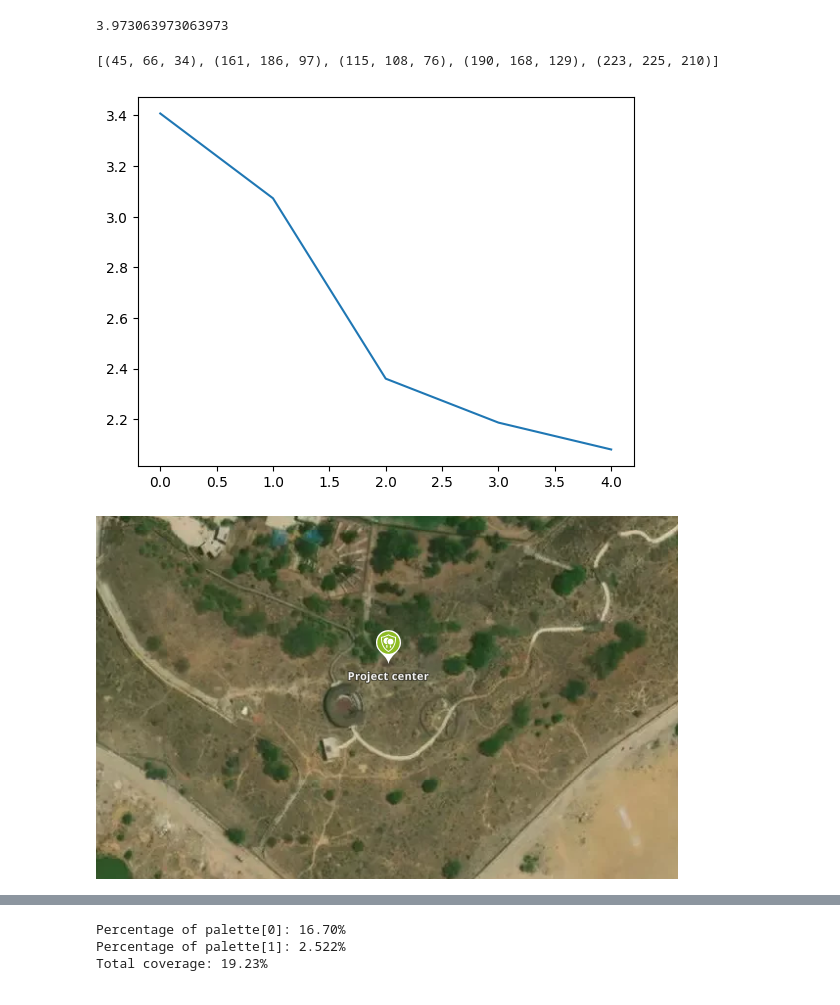
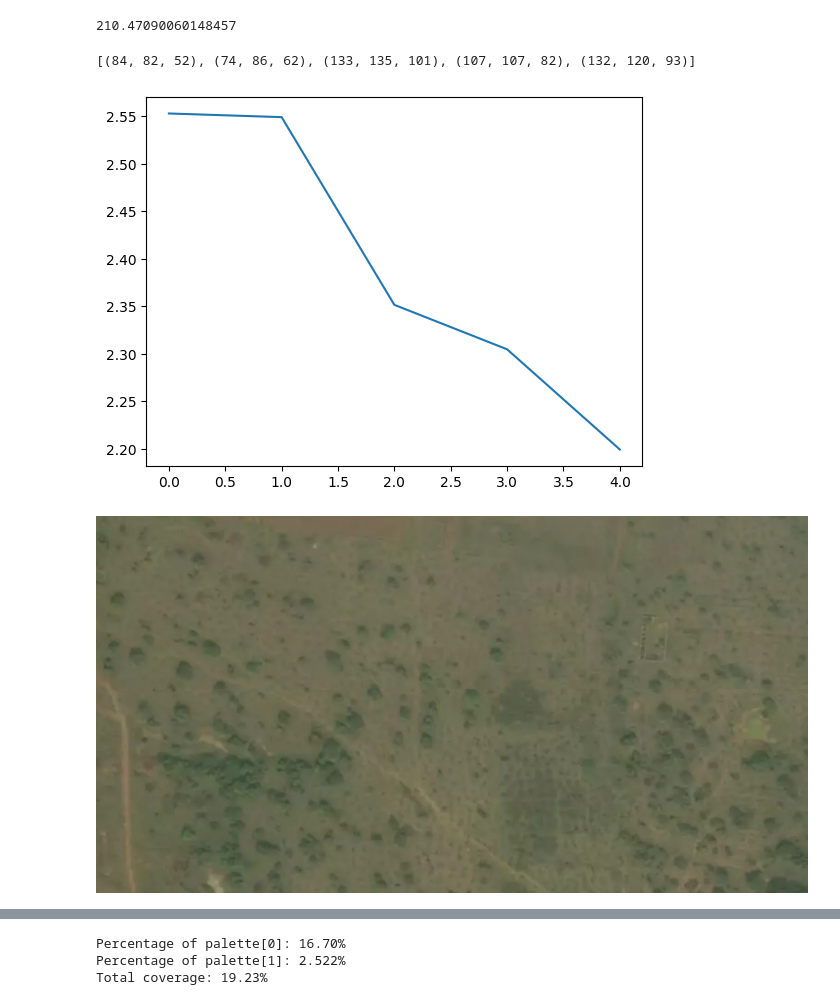
Before and after one commit to robaetem/goforest-tree-counting, a Jupyter notebook: dominant_colors.ipynb, the cells around one changed output, grey strips where cells are left out. Cells and saved outputs as stored; diff of their text form; code cells hidden in the pictures.

Commit message:
Add testing notebook and images

```diff
--- a/dominant_colors.ipynb
+++ b/dominant_colors.ipynb
@@ -11,15 +11,21 @@ def greenness_rgb(color):
     #return g/(r + g + b)
 
 greenness_rgb((33, 59, 27))
+
+def distance_to_perfect_green(color):
+    return np.linalg.norm(np.array((0, 255, 0)) - np.array(color))
+
+distance_to_perfect_green((132, 120, 93))
 # %% [output]
-3.973063973063973
+210.47090060148457
 # %%
-DATAPATH = '../goforest/labeled_images/unlabeled'
-TEST_IMAGE = 'kishan_bagh_nolabels.png' # 2 green shades
-#TEST_IMAGE = 'firewood_consumption_nolabels.png' # 1 shade works
+DATAPATH = './nolabels'
+#TEST_IMAGE = 'kishan_bagh_nolabels.png' # 2 green shades
+TEST_IMAGE = 'firewood_consumption_nolabels.png' # 1 shade works
 #TEST_IMAGE = 'rao_jodha1_nolabels.png' # 1 shade works
-#TEST_IMAGE = 'auroraville_botanical_gardens_nolabels.png' # Prefer only second
-#TEST_IMAGE = 'la_joya_nolabels.png' # 1 green shade
+#TEST_IMAGE = 'auroraville_botanical_gardens_nolabels.png' # Prefer only second, 5 palette
+#TEST_IMAGE = 'la_joya_nolabels.png' # 1 green shade, 5 or 6 palette
+#TEST_IMAGE = 'jussara_nolabels.png' # 2 green shades, 5 or 6 palette
 
 
 PALETTE_SIZE = 5
@@ -27,32 +33,34 @@ MOST_GREEN = 2
 # %%
 image_path = path.join(DATAPATH, TEST_IMAGE)
 
 image = Image.open(image_path)
 ct = ColorThief(image_path)
 palette = ct.get_palette(color_count=PALETTE_SIZE)
 palette.sort(key = lambda x: greenness_rgb(x), reverse = True)
 
 # This dict will be used to determine which of the MOST_GREEN colors will be used
+# If this code block is active, I refer to it as "throwaway" in the documentation cell
 used_colors = {i: True for i in range(MOST_GREEN)}
+'''
 for i in range(MOST_GREEN):
     r, g, b = palette[i]
     if r > g or b > g:
         used_colors[i] = False
-
+'''
 print(palette)
 
 x = np.arange(0, PALETTE_SIZE, 1)
 y = list(map(greenness_rgb, palette))
 
 plt.plot(x, y)
 plt.show()
 # %% [output]
-[(45, 66, 34), (161, 186, 97), (115, 108, 76), (190, 168, 129), (223, 225, 210)]
+[(84, 82, 52), (74, 86, 62), (133, 135, 101), (107, 107, 82), (132, 120, 93)]
-[figure, old version]
+[figure, new version]
 # %%
 display(image)
 # %% [output]
-[figure, old version]
+[figure, new version]
 # %%
 image_copy = image.copy()
 image_size = image.width * image.height
```
Also changed, not shown: parts of 1 cell of this notebook, 11 other files.
